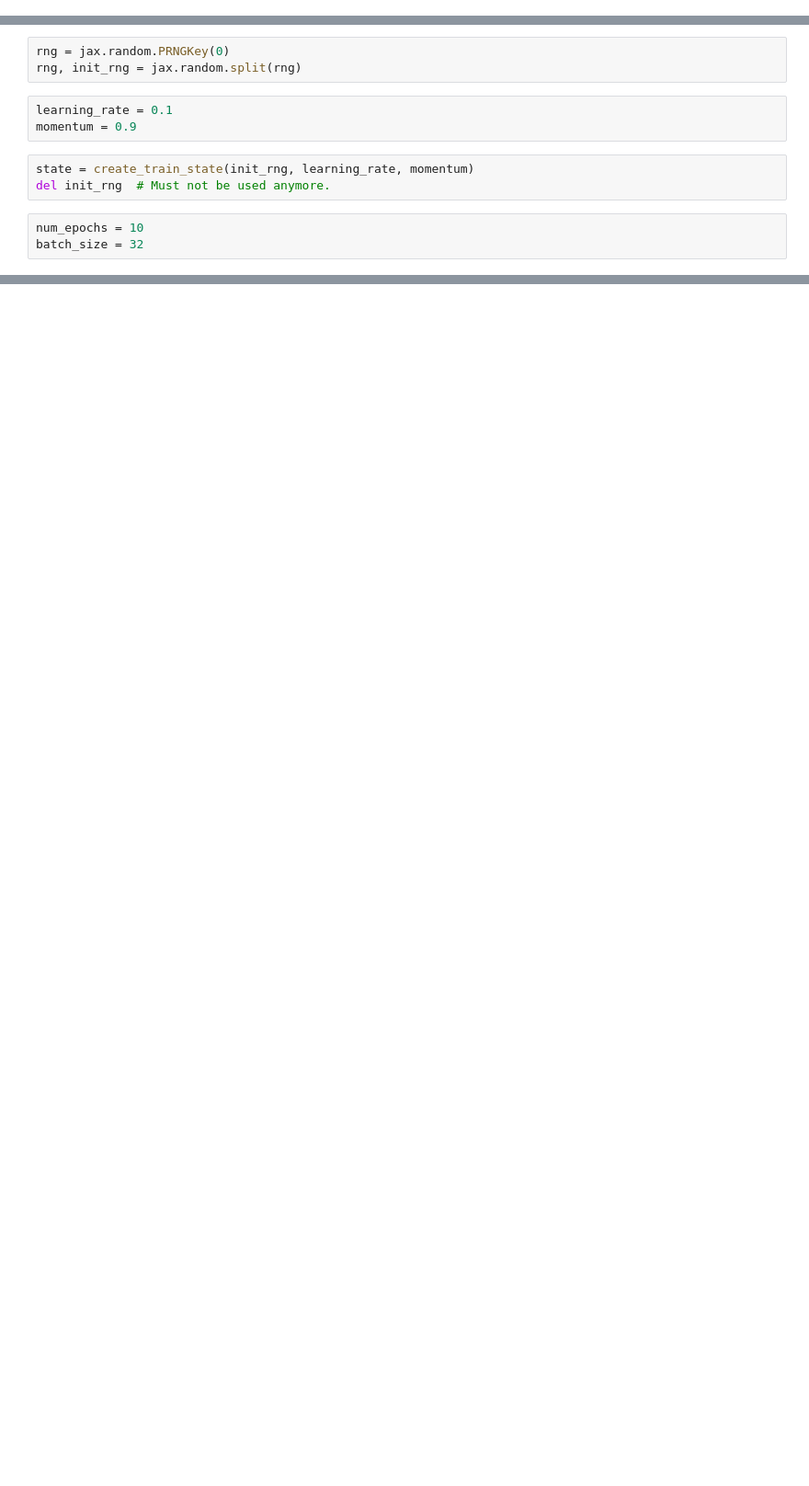
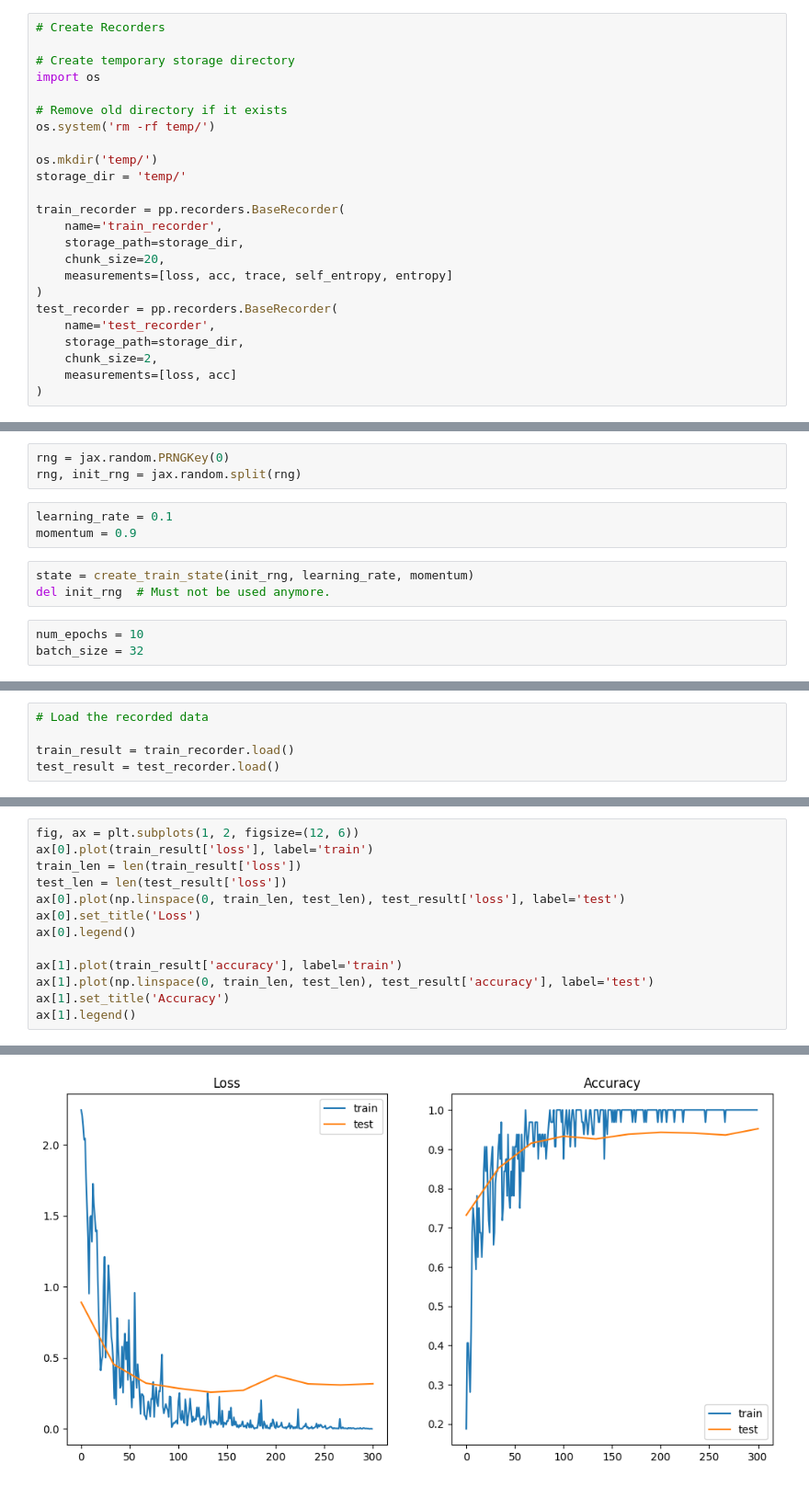
Before and after one commit to zincware/papyrus, a Jupyter notebook: examples/mnist_flax.ipynb, the cells around one changed output, grey strips where cells are left out. Shown at 92% size. Drawn from its saved outputs; the diff is of its cells as text; blank space fills up the shorter version.

Commit message:
Write placeholder data storage Write executable example

```diff
--- a/examples/mnist_flax.ipynb
+++ b/examples/mnist_flax.ipynb
@@ -94,0 +126,24 @@ train_recorder =
+# %%
+# Create Recorders
+
+# Create temporary storage directory
+import os
+
+# Remove old directory if it exists
+os.system('rm -rf temp/')
+
+os.mkdir('temp/')
+storage_dir = 'temp/'
+
+train_recorder = pp.recorders.BaseRecorder(
+    name='train_recorder',
+    storage_path=storage_dir,
+    chunk_size=20,
+    measurements=[loss, acc, trace, self_entropy, entropy]
+)
+test_recorder = pp.recorders.BaseRecorder(
+    name='test_recorder',
+    storage_path=storage_dir,
+    chunk_size=2,
+    measurements=[loss, acc]
+)
@@ -170,0 +241,5 @@ train epoch: 10, loss: 0.0100, accuracy: 99.69
+# %%
+# Load the recorded data
+
+train_result = train_recorder.load()
+test_result = test_recorder.load()
@@ -170,0 +248,14 @@ train epoch: 10, loss: 0.0100, accuracy: 99.69
+# %%
+fig, ax = plt.subplots(1, 2, figsize=(12, 6))
+ax[0].plot(train_result['loss'], label='train')
+train_len = len(train_result['loss'])
+test_len = len(test_result['loss'])
+ax[0].plot(np.linspace(0, train_len, test_len), test_result['loss'], label='test')
+ax[0].set_title('Loss')
+ax[0].legend()
+
+ax[1].plot(train_result['accuracy'], label='train')
+ax[1].plot(np.linspace(0, train_len, test_len), test_result['accuracy'], label='test')
+ax[1].set_title('Accuracy')
+ax[1].legend()
+# %% [output]
@@ -170,0 +263 @@ train epoch: 10, loss: 0.0100, accuracy: 99.69
+[figure, added]
```
Also changed, not shown: parts of 20 cells of this notebook, 5 other files.
